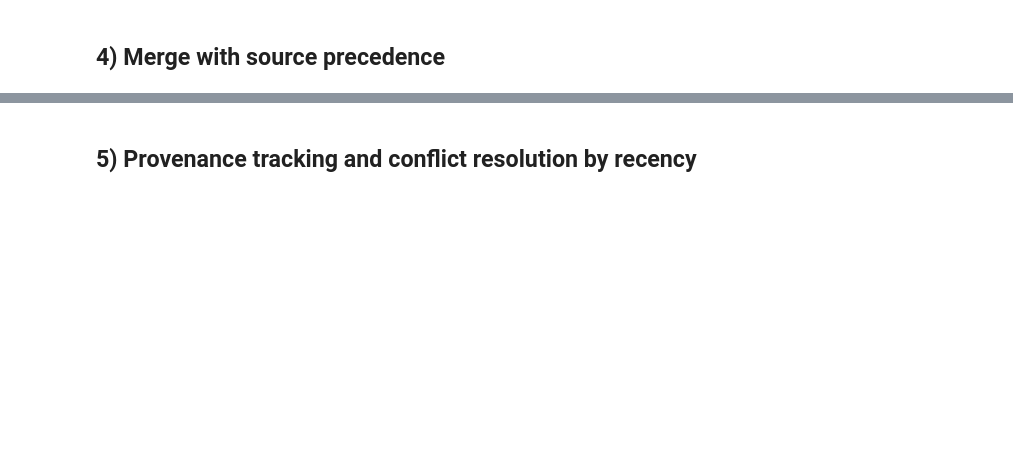
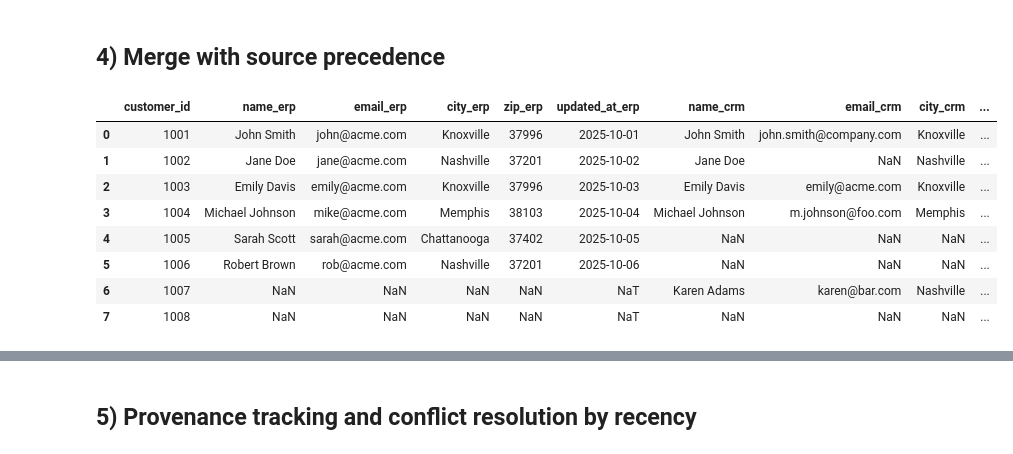
Before and after one commit to DATA304-S26/lectures, a Jupyter notebook: Module09/S2_Integration.ipynb, the cells around one changed output, grey strips where cells are left out. Drawn from its saved outputs; the diff is of its cells as text; code cells hidden in the pictures; blank space fills up the shorter version.

```diff
--- a/Module09/S2_Integration.ipynb
+++ b/Module09/S2_Integration.ipynb
@@ -113,4 +158,20 @@ validate_schema(web_std, "Web")
 # %% [markdown]
 
 ## 4) Merge with source precedence
+# %%
+m = (erp_std
+     .merge(crm_std, on="customer_id", how="outer", suffixes=("_erp","_crm"))
+     .merge(web_std, on="customer_id", how="outer", suffixes=("","_web"))
+    )
+m
+# %% [output]
+|  | customer_id | name_erp | email_erp | city_erp | zip_erp | updated_at_erp | name_crm | email_crm | city_crm | ... |
+| 0 | 1001 | John Smith | john@acme.com | Knoxville | 37996 | 2025-10-01 | John Smith | john.smith@company.com | Knoxville | ... |
+| 1 | 1002 | Jane Doe | jane@acme.com | Nashville | 37201 | 2025-10-02 | Jane Doe | NaN | Nashville | ... |
+| 2 | 1003 | Emily Davis | emily@acme.com | Knoxville | 37996 | 2025-10-03 | Emily Davis | emily@acme.com | Knoxville | ... |
+| 3 | 1004 | Michael Johnson | mike@acme.com | Memphis | 38103 | 2025-10-04 | Michael Johnson | m.johnson@foo.com | Memphis | ... |
+| 4 | 1005 | Sarah Scott | sarah@acme.com | Chattanooga | 37402 | 2025-10-05 | NaN | NaN | NaN | ... |
+| 5 | 1006 | Robert Brown | rob@acme.com | Nashville | 37201 | 2025-10-06 | NaN | NaN | NaN | ... |
+| 6 | 1007 | NaN | NaN | NaN | NaN | NaT | Karen Adams | karen@bar.com | Nashville | ... |
+| 7 | 1008 | NaN | NaN | NaN | NaN | NaT | NaN | NaN | NaN | ... |
 # %%
```
Also changed, not shown: parts of 10 cells of this notebook.
